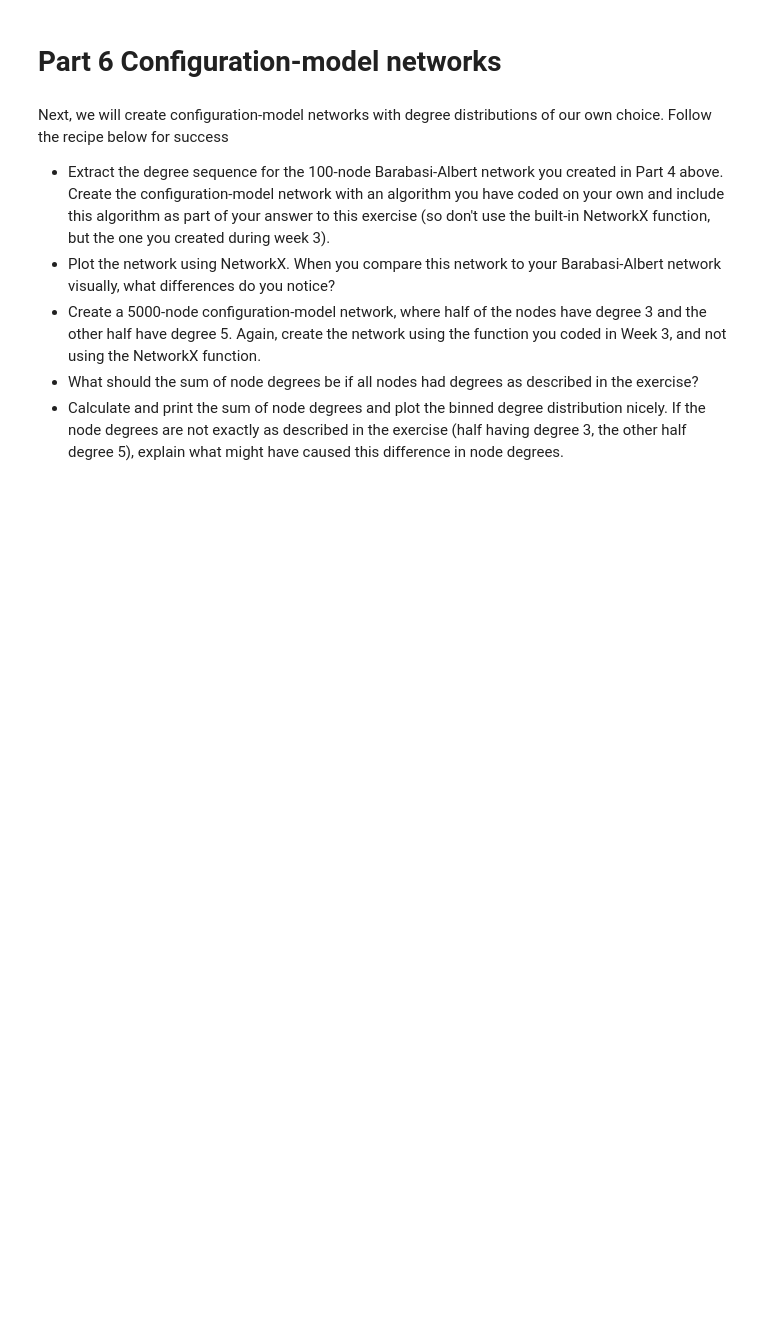
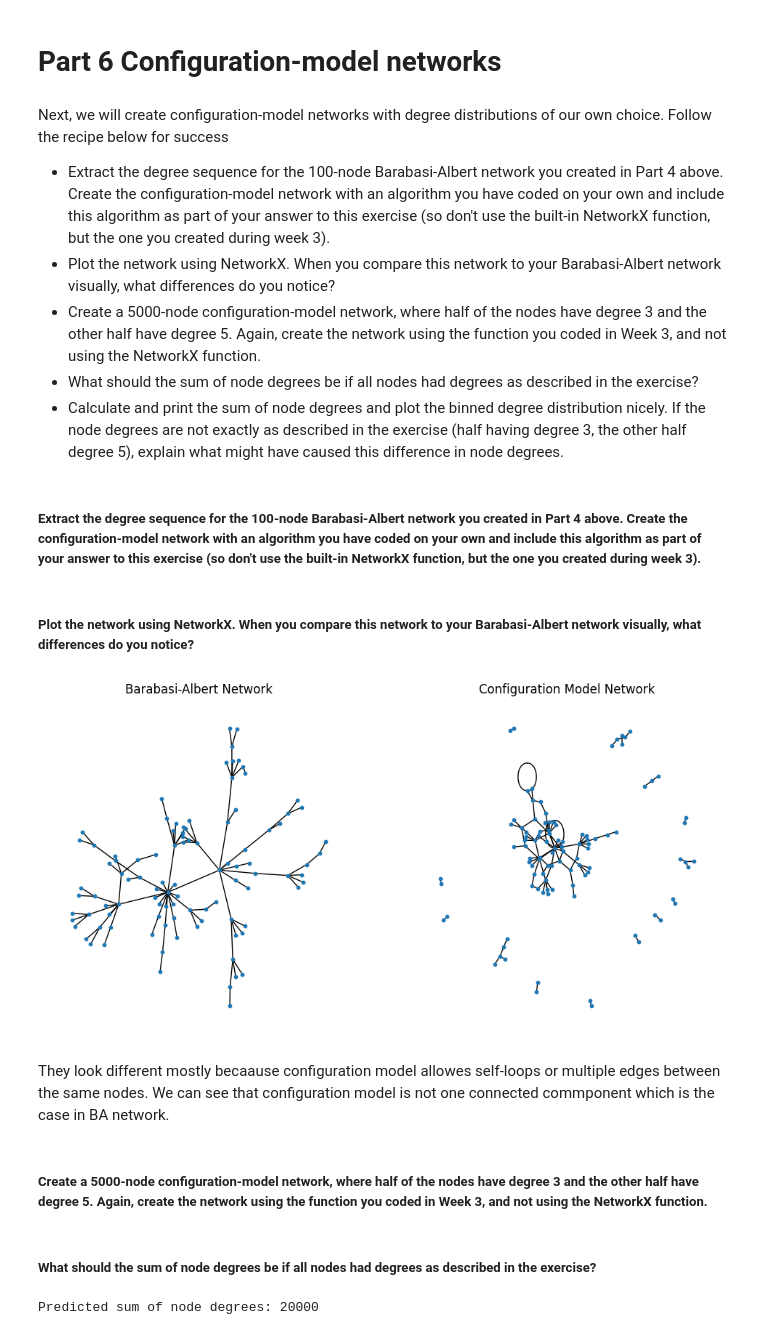
Before and after one commit to MrCogito/Social_Networks_2023, a Jupyter notebook: Assignment1.ipynb, the cells around one changed output. Cells and saved outputs as stored; diff of their text form; code cells hidden in the pictures; blank space fills up the shorter version.

```diff
--- a/Assignment1.ipynb
+++ b/Assignment1.ipynb
@@ -269,3 +379,5 @@ Next, we will create configuration-model networks with degree distributions of o
 * Create a 5000-node configuration-model network, where half of the nodes have degree 3 and the other half have degree 5. Again, create the network using the function you coded in Week 3, and not using the NetworkX function.
 * What should the sum of node degrees be if all nodes had degrees as described in the exercise?
 * Calculate and print the sum of node degrees and plot the binned degree distribution nicely. If the node degrees are not exactly as described in the exercise (half having degree 3, the other half degree 5), explain what might have caused this difference in node degrees.
+# %% [markdown]
+ ##### Extract the degree sequence for the 100-node Barabasi-Albert network you created in Part 4 above. Create the configuration-model network with an algorithm you have coded on your own and include this algorithm as part of your answer to this exercise (so don't use the built-in NetworkX function, but the one you created during week 3).
@@ -271,0 +409,48 @@ Next, we will create configuration-model networks with degree distributions of o
+# %%
+# configuration model code from week 3
+def configuration_model(degrees):
+    halfedges = []
+
+    # STEP ONE: Append integer i to `halfedges` k times if the ith entry of degrees is equal to k.
+    for i, k in enumerate(degrees):
+        halfedges.extend([i] * k)
+
+    # Shuffle the list halfedges
+    # STEP TWO:
+    np.random.shuffle(halfedges)
+
+    edgelist = []
+
+    # STEP THREE: Append the resulting edges to the list `edgelist` as tuples (i, j).
+    for i in range(0, len(halfedges), 2):
+        edgelist.append((halfedges[i], halfedges[i + 1]))
+
+    return edgelist
+# %%
+# Extract the degree sequence from G_100_custom
+degree_sequence_custom = [d for n, d in G_100_custom.degree()]
+
+# Create the configuration-model network
+edgelist = configuration_model(degree_sequence_custom)
+G_cm_custom = nx.Graph(edgelist)
+# %% [markdown]
+##### Plot the network using NetworkX. When you compare this network to your Barabasi-Albert network visually, what differences do you notice?
+# %%
+# Plot the Barabasi-Albert network
+plt.figure(figsize=(12, 6))
+plt.subplot(1, 2, 1)
+nx.draw(G_100_custom, with_labels=False, node_size=10, font_size=8)
+plt.title('Barabasi-Albert Network')
+
+# Plot the Configuration Model network
+plt.subplot(1, 2, 2)
+nx.draw(G_cm_custom, with_labels=False, node_size=10, font_size=8)
+plt.title('Configuration Model Network')
+
+plt.show()
+# %% [output]
+[figure, added]
+# %% [markdown]
+They look different mostly becaause configuration model allowes self-loops or multiple edges between the same nodes. We can see that configuration model is not one connected commponent which is the case in BA network.
+# %% [markdown]
+##### Create a 5000-node configuration-model network, where half of the nodes have degree 3 and the other half have degree 5. Again, create the network using the function you coded in Week 3, and not using the NetworkX function.
@@ -271,0 +467,8 @@ Next, we will create configuration-model networks with degree distributions of o
+# %% [markdown]
+##### What should the sum of node degrees be if all nodes had degrees as described in the exercise?
+# %%
+# We can predict sum of node degrees using this formula
+Sum = 2500 * 3 + 2500 * 5
+print(f"Predicted sum of node degrees: {Sum}")
+# %% [output]
+Predicted sum of node degrees: 20000
```
Also changed, not shown: parts of 13 cells of this notebook.
